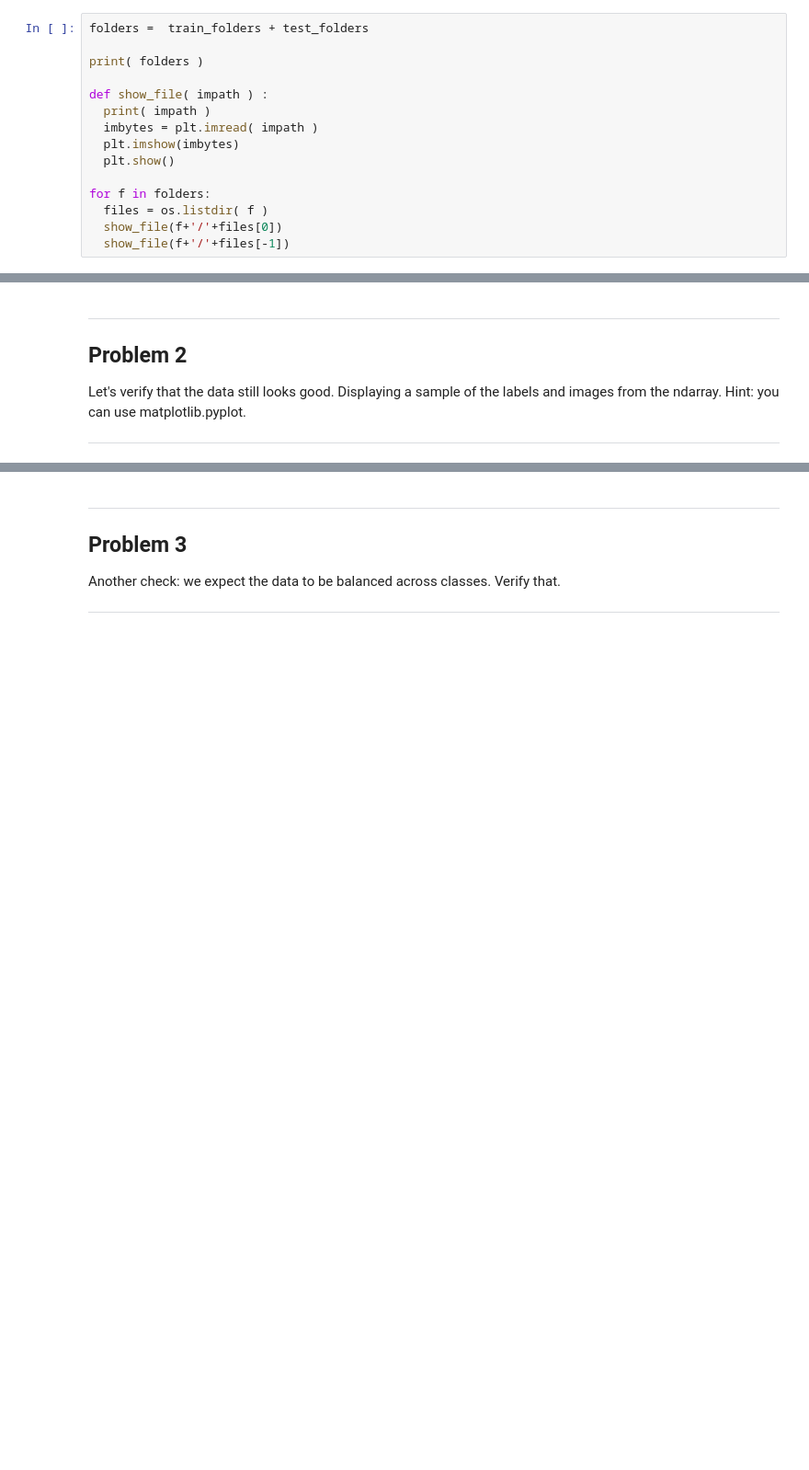
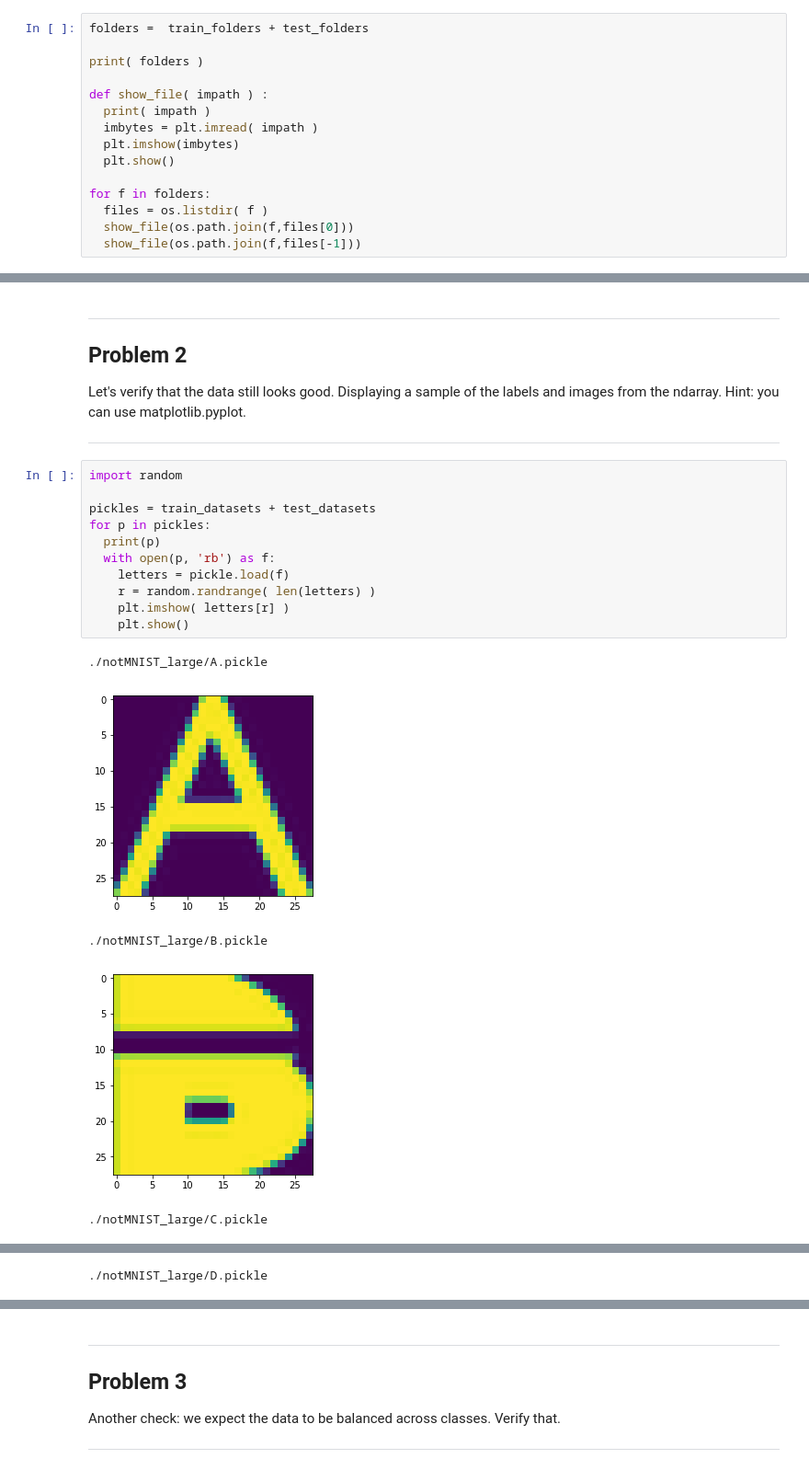
Before and after one commit to petrychenko/tensorflow-udacity-course, a Jupyter notebook: 1_notmnist.ipynb, the cells around one changed output, grey strips where cells are left out. Shown at 92% size. Drawn from its saved outputs; the diff is of its cells as text; blank space fills up the shorter version.

```diff
--- a/1_notmnist.ipynb
+++ b/1_notmnist.ipynb
@@ -128,8 +128,8 @@ def show_file( impath ) :
 
 for f in folders:
   files = os.listdir( f )
-  show_file(f+'/'+files[0])
-  show_file(f+'/'+files[-1])
+  show_file(os.path.join(f,files[0]))
+  show_file(os.path.join(f,files[-1]))
 # %% [output]
 ['./notMNIST_large/A', './notMNIST_large/B', './notMNIST_large/C', './notMNIST_large/D', './notMNIST_large/E', './notMNIST_large/F', './notMNIST_large/G', './notMNIST_large/H', './notMNIST_large/I', ' ...
 ./notMNIST_large/A/TWVtby1FeHRlbmRlZCBOb3JtYWwudHRm.png
@@ -230,3 +233,20 @@ Problem 2
 Let's verify that the data still looks good. Displaying a sample of the labels and images from the ndarray. Hint: you can use matplotlib.pyplot.
 
 ---
+# %%
+import random
+
+pickles = train_datasets + test_datasets
+for p in pickles:
+  print(p)
+  with open(p, 'rb') as f:
+    letters = pickle.load(f)
+    r = random.randrange( len(letters) )
+    plt.imshow( letters[r] )
+    plt.show()
+# %% [output]
+./notMNIST_large/A.pickle
+[figure, added]
+./notMNIST_large/B.pickle
+[figure, added]
+./notMNIST_large/C.pickle
@@ -232,0 +254 @@ Let's verify that the data still looks good. Displaying a sample of the labels a
+./notMNIST_large/D.pickle
```
Also changed, not shown: parts of 2 cells of this notebook.
